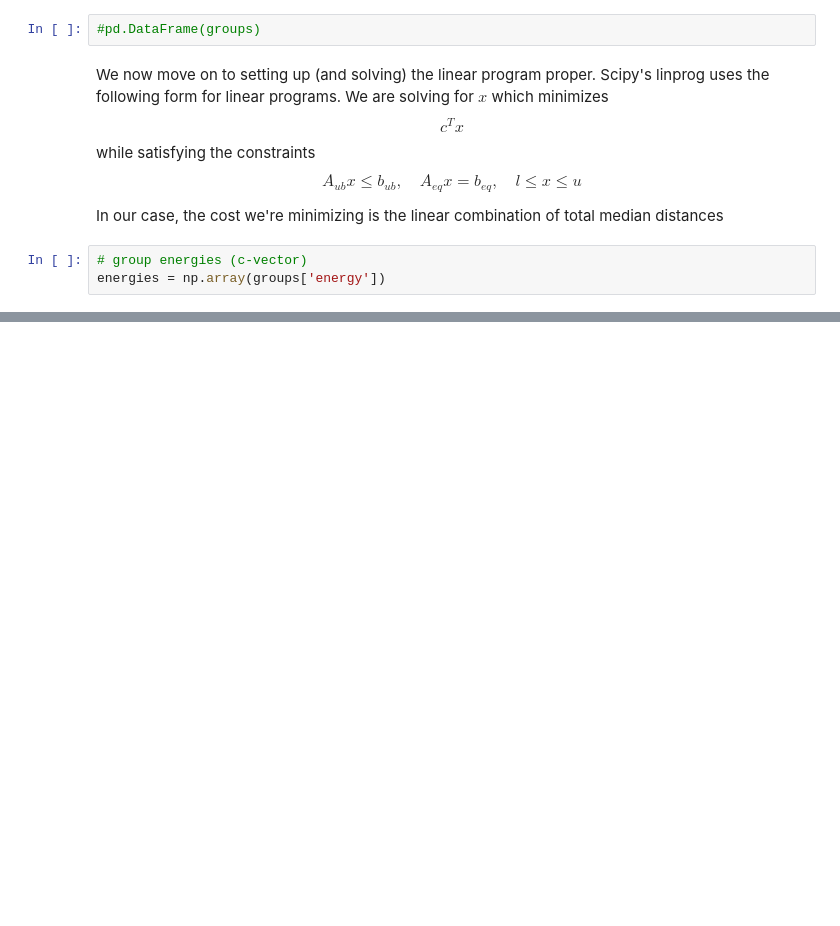
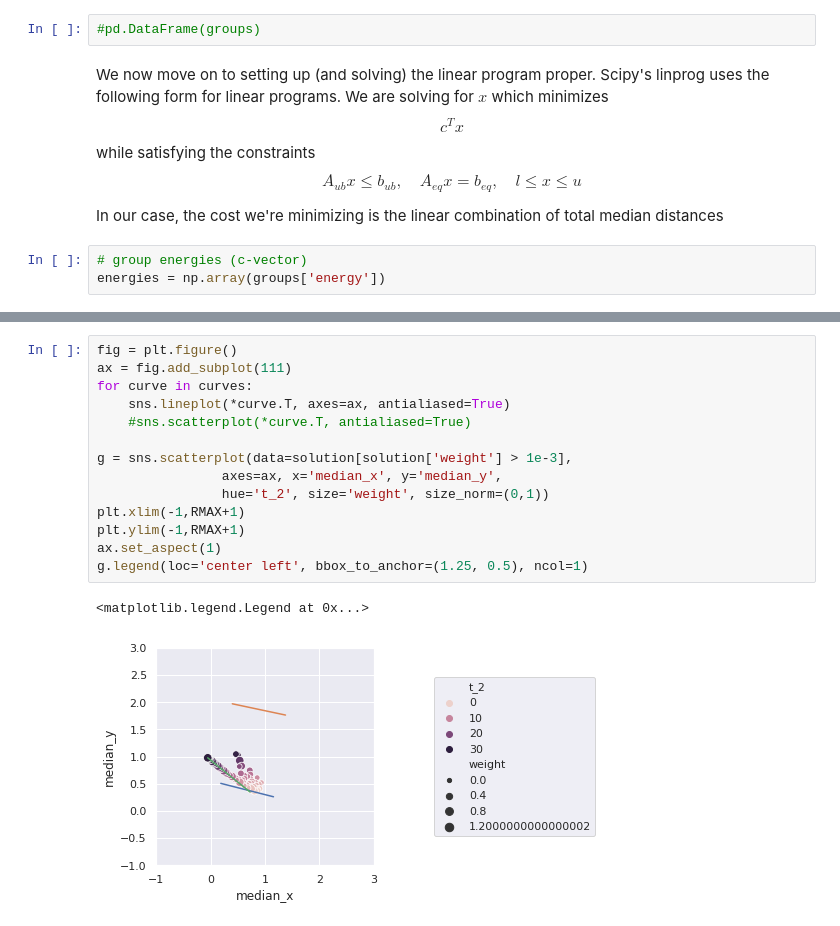
Before and after one commit to hchapman/transport-plans-exploration, a Jupyter notebook: intervals.ipynb, the cells around one changed output, grey strips where cells are left out. Saved outputs shown, nothing was run; the diff lists cells and outputs as text; blank space fills up the shorter version.

```diff
--- a/intervals.ipynb
+++ b/intervals.ipynb
@@ -375,3 +401,20 @@ solution[solution['weight'] > 0.001].sort_values('t_2')
+# %%
+fig = plt.figure()
+ax = fig.add_subplot(111)
+for curve in curves:
+    sns.lineplot(*curve.T, axes=ax, antialiased=True)
+    #sns.scatterplot(*curve.T, antialiased=True)
+
+g = sns.scatterplot(data=solution[solution['weight'] > 1e-3],
+                axes=ax, x='median_x', y='median_y',
+                hue='t_2', size='weight', size_norm=(0,1))
+plt.xlim(-1,RMAX+1)
+plt.ylim(-1,RMAX+1)
+ax.set_aspect(1)
+g.legend(loc='center left', bbox_to_anchor=(1.25, 0.5), ncol=1)
+# %% [output]
+<matplotlib.legend.Legend at 0x...>
+[figure, added]
 # %%
 for curve in curves:
     sns.lineplot(*curve.T, antialiased=True)
```
Also changed, not shown: parts of 16 cells of this notebook.
